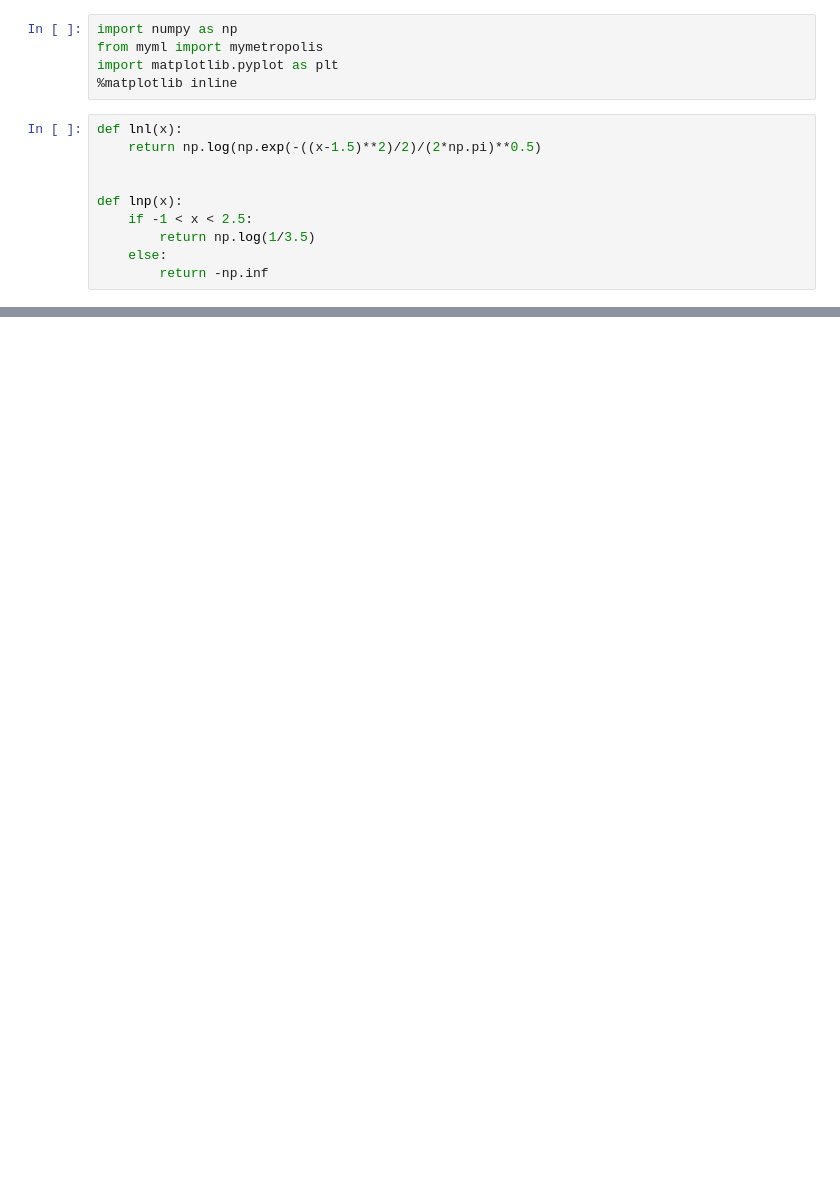
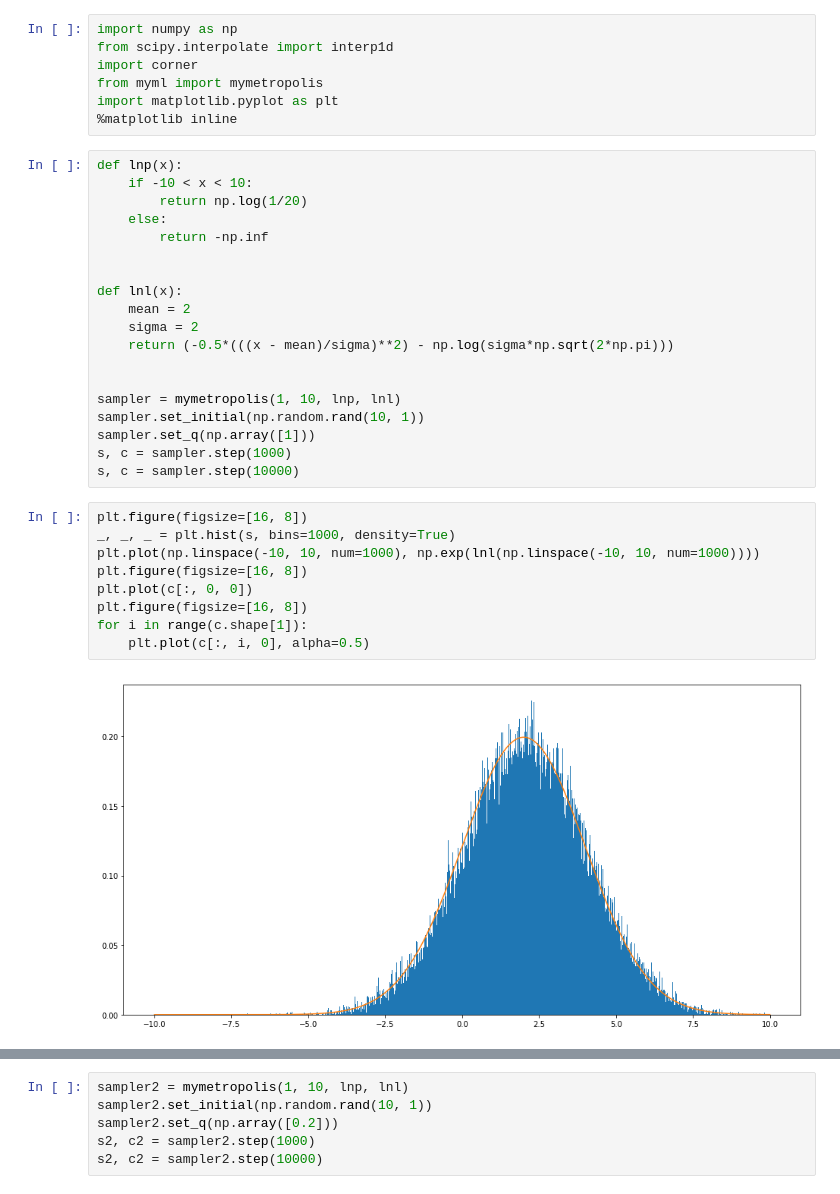
Before and after one commit to connor-mcisaac/myml, a Jupyter notebook: mymetropolis_display.ipynb, the cells around one changed output, grey strips where cells are left out. Cells and saved outputs as stored; diff of their text form; blank space fills up the shorter version.

Commit message:
basic mcmc sampler

```diff
--- a/mymetropolis_display.ipynb
+++ b/mymetropolis_display.ipynb
@@ -1,15 +1,37 @@
 # %%
 import numpy as np
+from scipy.interpolate import interp1d
+import corner
 from myml import mymetropolis
 import matplotlib.pyplot as plt
 %matplotlib inline
-# %%
-def lnl(x):
-    return np.log(np.exp(-((x-1.5)**2)/2)/(2*np.pi)**0.5)
-
-
-def lnp(x):
-    if -1 < x < 2.5:
-        return np.log(1/3.5)
-    else:
-        return -np.inf
+# %%
+def lnp(x):
+    if -10 < x < 10:
+        return np.log(1/20)
+    else:
+        return -np.inf
+
+
+def lnl(x):
+    mean = 2
+    sigma = 2
+    return (-0.5*(((x - mean)/sigma)**2) - np.log(sigma*np.sqrt(2*np.pi)))
+
+
+sampler = mymetropolis(1, 10, lnp, lnl)
+sampler.set_initial(np.random.rand(10, 1))
+sampler.set_q(np.array([1]))
+s, c = sampler.step(1000)
+s, c = sampler.step(10000)
+# %%
+plt.figure(figsize=[16, 8])
+_, _, _ = plt.hist(s, bins=1000, density=True)
+plt.plot(np.linspace(-10, 10, num=1000), np.exp(lnl(np.linspace(-10, 10, num=1000))))
+plt.figure(figsize=[16, 8])
+plt.plot(c[:, 0, 0])
+plt.figure(figsize=[16, 8])
+for i in range(c.shape[1]):
+    plt.plot(c[:, i, 0], alpha=0.5)
+# %% [output]
+[figure, added]
@@ -15,0 +40,6 @@ def lnp(x):
+# %%
+sampler2 = mymetropolis(1, 10, lnp, lnl)
+sampler2.set_initial(np.random.rand(10, 1))
+sampler2.set_q(np.array([0.2]))
+s2, c2 = sampler2.step(1000)
+s2, c2 = sampler2.step(10000)
```
Also changed, not shown: parts of 11 cells of this notebook, 1 other file.
